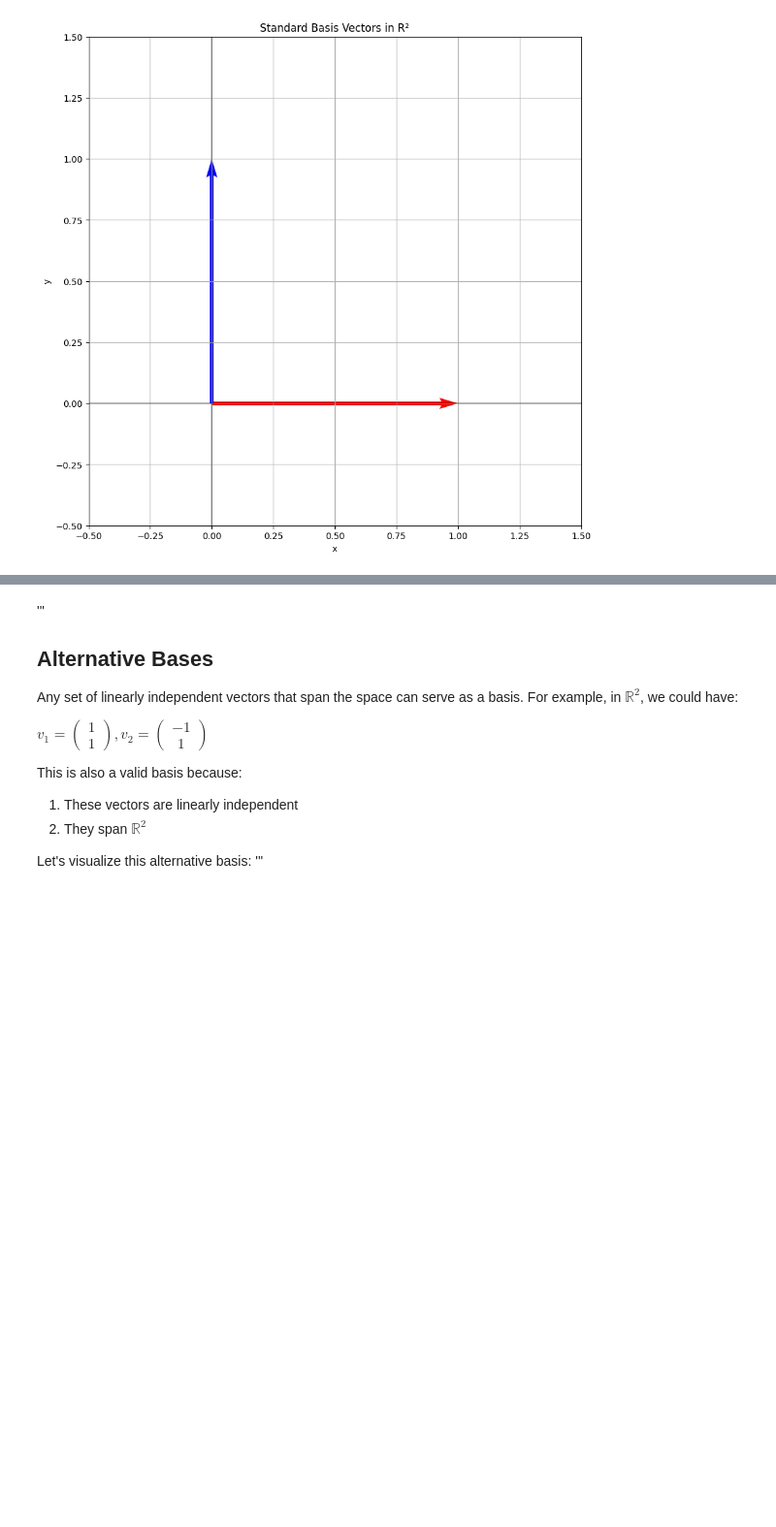
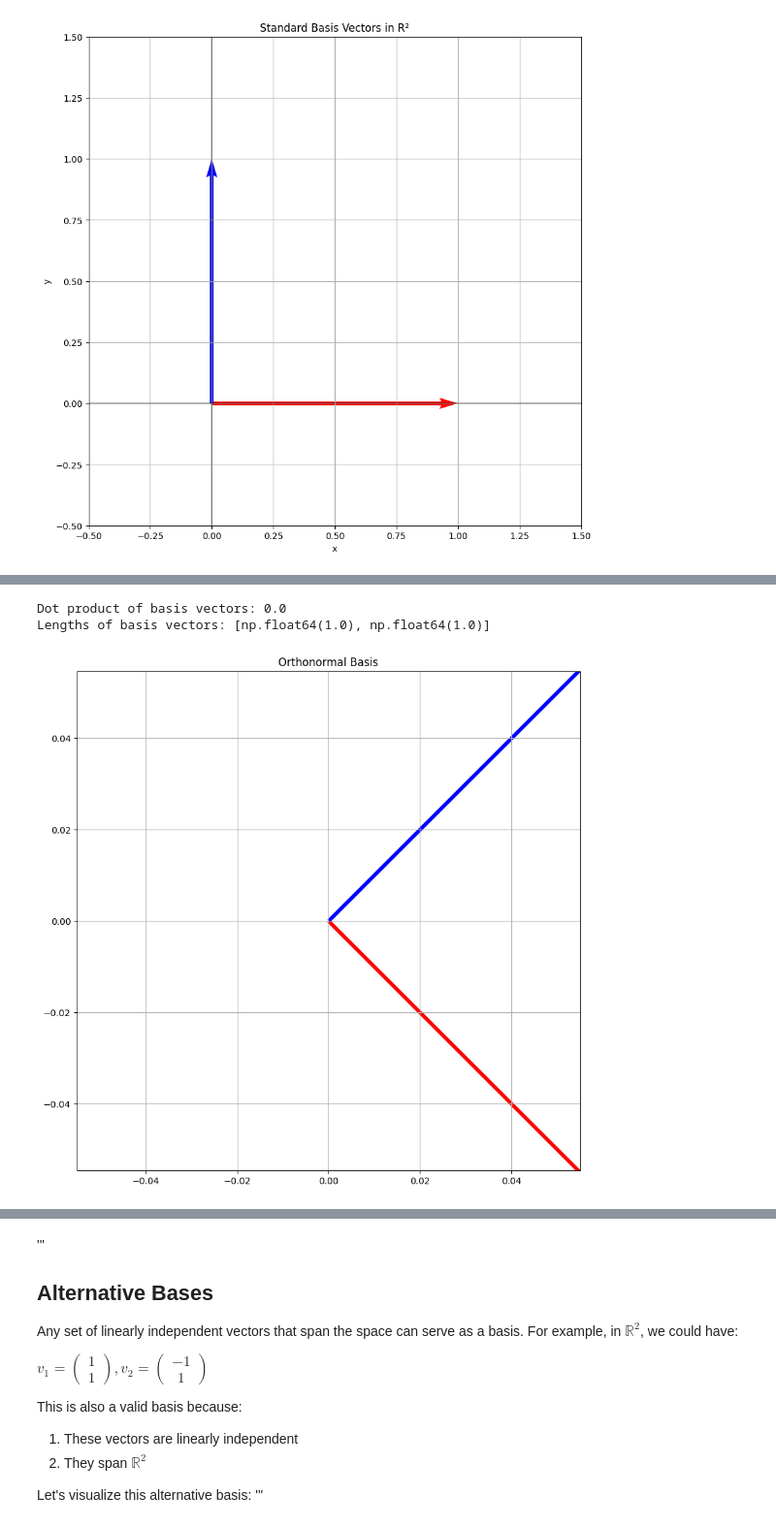
Before and after one commit to RobGhys/mi, a Jupyter notebook: notebooks/1_maths/1_core_maths.ipynb, the cells around one changed output, grey strips where cells are left out. Shown at 97% size. Cells and saved outputs as stored; diff of their text form; code cells hidden in the pictures; blank space fills up the shorter version.

```diff
--- a/notebooks/1_maths/1_core_maths.ipynb
+++ b/notebooks/1_maths/1_core_maths.ipynb
@@ -59,0 +231,36 @@ plt.show()
+# %%
+def demonstrate_orthonormal():
+    # Create orthonormal basis through rotation
+    theta = np.pi/4  # 45 degrees
+    basis = np.array([
+        [np.cos(theta), -np.sin(theta)],
+        [np.sin(theta), np.cos(theta)]
+    ])
+
+    # Verify orthonormality
+    print("Dot product of basis vectors:",
+          np.dot(basis[0], basis[1]))
+    print("Lengths of basis vectors:",
+          [np.linalg.norm(v) for v in basis])
+
+    # Visualize
+    plt.figure(figsize=(10, 10))
+    plt.quiver([0, 0], [0, 0], basis[:, 0], basis[:, 1],
+               angles='xy', scale_units='xy', scale=1, color=['r', 'b'])
+    plt.xlim(-1.5, 1.5)
+    plt.ylim(-1.5, 1.5)
+    plt.grid(True)
+    plt.title('Orthonormal Basis')
+    plt.axis('equal')
+
+    # Add unit circle
+    circle = plt.Circle((0, 0), 1, fill=False, color='g', linestyle='--')
+    plt.gca().add_artist(circle)
+
+    plt.show()
+
+demonstrate_orthonormal()
+# %% [output]
+Dot product of basis vectors: 0.0
+Lengths of basis vectors: [np.float64(1.0), np.float64(1.0)]
+[figure, added]
```
Also changed, not shown: parts of 7 cells of this notebook, 1 other file.
